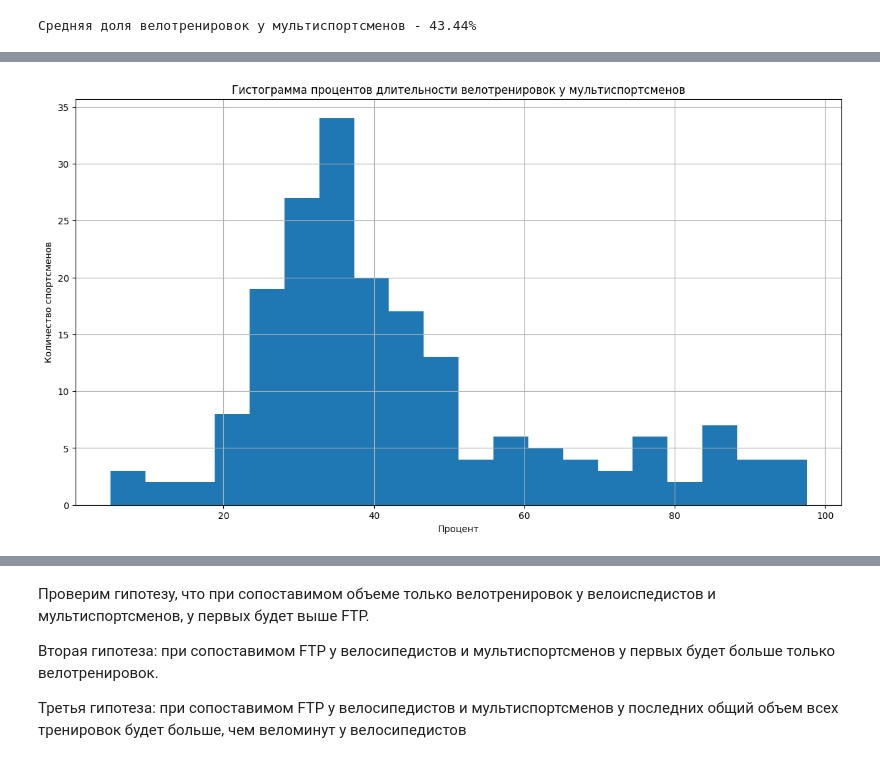
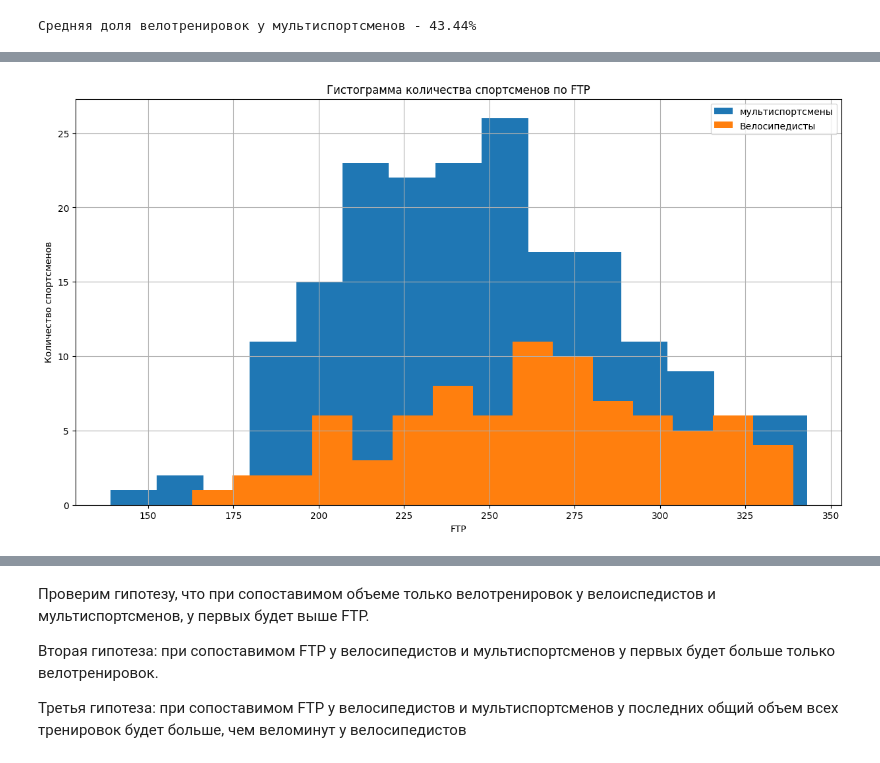
Before and after one commit to delffine/Pet-projects, a Jupyter notebook: bike_train_duration/veloopros.ipynb, the cells around one changed output, grey strips where cells are left out. Drawn from its saved outputs; the diff is of its cells as text; code cells hidden in the pictures.

```diff
--- a/bike_train_duration/veloopros.ipynb
+++ b/bike_train_duration/veloopros.ipynb
@@ -325,10 +346,12 @@ plt.show()
 # %% [output]
 [figure]
 # %%
-dd = data['sport'].apply(lambda x: 'Другое' if x not in ('Триатлон', 'Велоспорт') else x).value_counts()
+data['sport_c'] = data['sport'].apply(lambda x: 'Другое' if x not in ('Триатлон', 'Велоспорт') else x)
+
+dd = data['sport_c'].value_counts()
 
 fig = plt.figure(figsize = (15, 8))
-plt.pie(x = dd, labels = dd.index, colors = ['tab:blue', 'tab:orange', 'yellow'],
+plt.pie(x = dd, labels = dd.index, colors = ['tab:green', 'tab:blue', 'tab:orange'],
         wedgeprops={'linewidth': 2.0, 'edgecolor': 'white'}, autopct=lambda p : '{:.2f}%)'.format(p))
 plt.title('Доли видов спорта')
 plt.show()
@@ -1469,11 +1215,11 @@ print(f"Средняя доля велотренировок у мультисп
 # %%
 plt.figure(figsize=(15,8))
-
-velo_plus['train_prob'].hist(bins = 20, alpha = 1, color = 'tab:blue', label = 'мультиспортсмены')
-plt.title('Гистограмма процентов длительности велотренировок у мультиспортсменов')
+velo_plus['ftp_c'].hist(bins = 15, alpha = 1, color = 'tab:blue', label = 'мультиспортсмены')
+velo_only['ftp_c'].hist(bins = 15, alpha = 1,  color = 'tab:orange', label = 'Велосипедисты')
+plt.title('Гистограмма количества спортсменов по FTP')
 plt.ylabel('Количество спортсменов')
-plt.xlabel('Процент')
-#plt.legend()
+plt.xlabel('FTP')
+plt.legend()
 plt.show()
 # %% [output]
-[figure, old version]
+[figure, new version]
```
Also changed, not shown: parts of 76 cells of this notebook.
